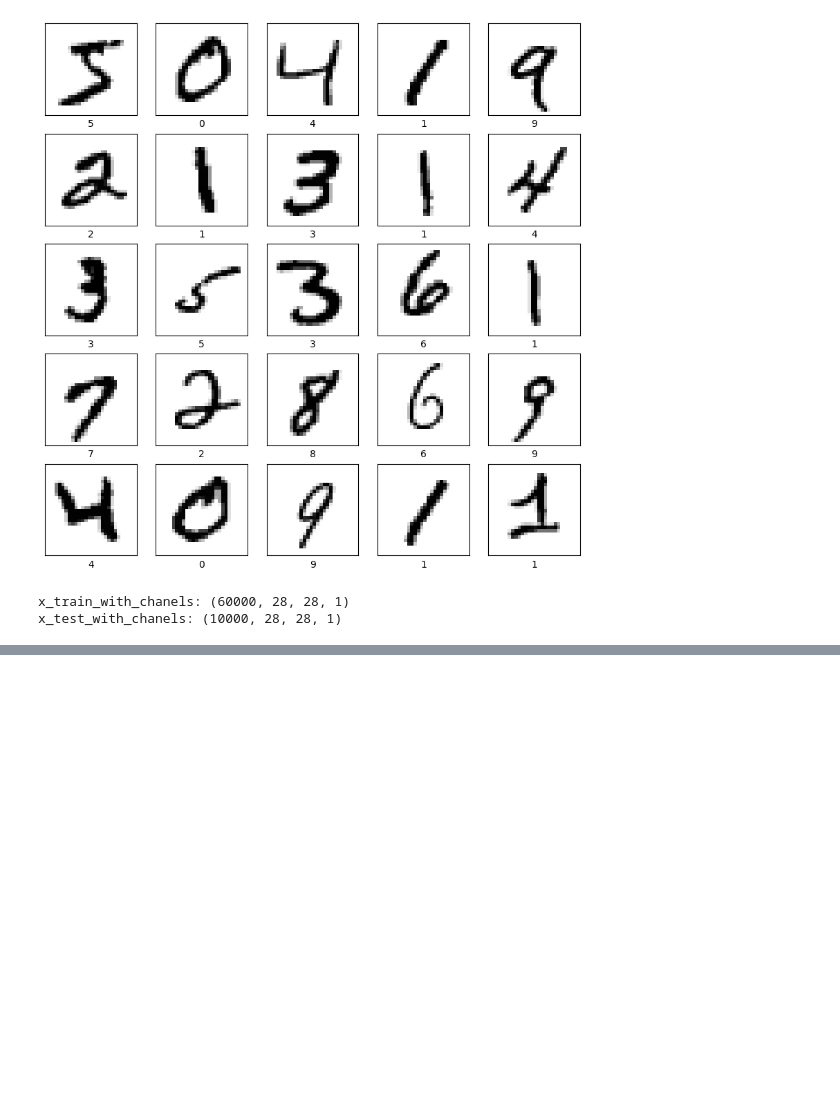
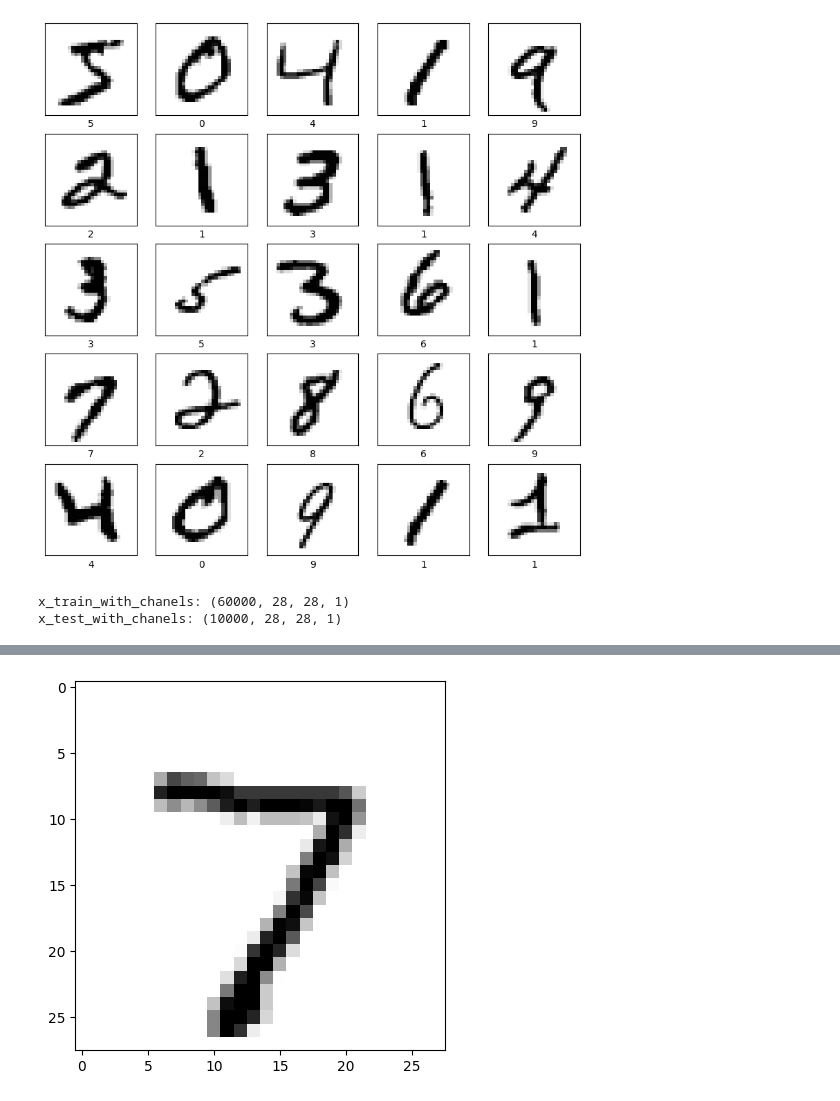
Before and after one commit to MAGS-GHC/ml-projekt-ml24q1-gruppe-3, a Jupyter notebook: project.ipynb, the cells around one changed output, grey strips where cells are left out. Cells and saved outputs as stored; diff of their text form; code cells hidden in the pictures; blank space fills up the shorter version.

```diff
--- a/project.ipynb
+++ b/project.ipynb
@@ -172,0 +240,5 @@ Epoch 10/10
+# %%
+plt.imshow(x_test_normalized[0].reshape((IMAGE_WIDTH, IMAGE_HEIGHT)), cmap=plt.cm.binary)
+plt.show()
+# %% [output]
+[figure, added]
```
Also changed, not shown: parts of 18 cells of this notebook, 4 other files.
